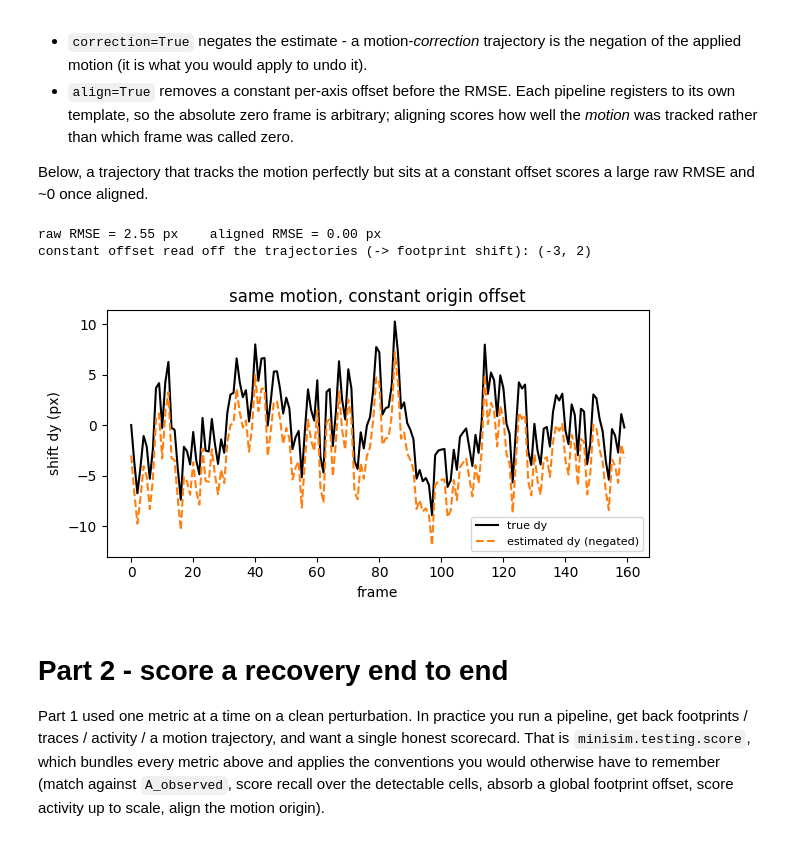
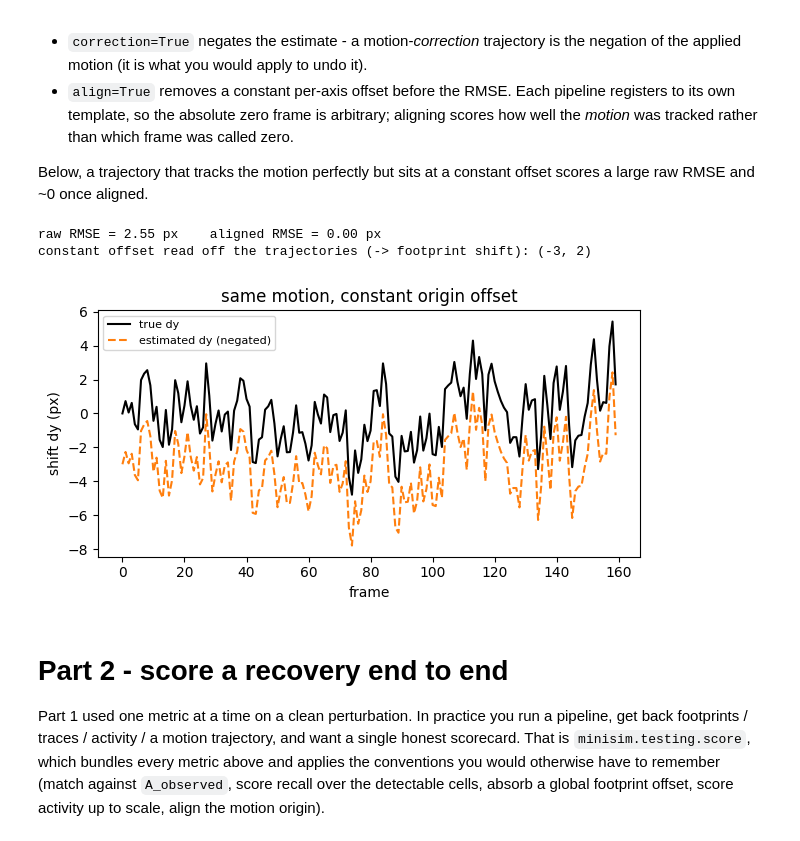
Before and after one commit to miniscope/minisim, a Jupyter notebook: minisim/notebooks/training/03_metrics/03_metrics.ipynb, the cells around one changed output. Drawn from its saved outputs; the diff is of its cells as text; code cells hidden in the pictures.

```diff
--- a/minisim/notebooks/training/03_metrics/03_metrics.ipynb
+++ b/minisim/notebooks/training/03_metrics/03_metrics.ipynb
@@ -645,34 +645,37 @@ scores a large raw RMSE and ~0 once aligned.
 # %%
 def show_motion():
     # try: change the constant template offset, the per-frame tracking noise, or the
     # recording duration (a longer clip = a longer, more interesting trajectory).
     template_offset = (3.0, -2.0)            # constant origin difference (px) vs minisim's frame
     traj_noise_px = 0.0                      # per-frame noise on the estimated trajectory
-    recm = make_recording(n_cells=6, n_px=96, duration_s=8.0, motion=True, seed=1)
+    # A roomy 256 um FOV (2 um/px) so the default brain-motion amplitude is a realistic
+    # few percent of the frame (a 96 um teaching FOV makes the same motion look huge).
+    recm = make_recording(n_cells=6, n_px=128, pixel_size_um=2.0, duration_s=8.0,
+                          motion=True, seed=1)
     true = np.asarray(recm.ground_truth.shifts)
     rng = np.random.default_rng(0)
     correction = -true + np.array(template_offset)   # perfect correction, shifted template
     if traj_noise_px:
         correction = correction + rng.normal(0, traj_noise_px, correction.shape)
     raw = shift_rmse(correction, true, correction=True)
     aligned = shift_rmse(correction, true, correction=True, align=True)
     offset = global_shift_from_trajectories(correction, true)
     print(f"raw RMSE = {raw:.2f} px    aligned RMSE = {aligned:.2f} px")
     print(f"constant offset read off the trajectories (-> footprint shift): {offset}")
     fig, ax = plt.subplots(figsize=(7, 3.2))
     t = np.arange(true.shape[0])
     ax.plot(t, true[:, 0], color="k", label="true dy")
     ax.plot(t, (-correction)[:, 0], color="C1", ls="--", label="estimated dy (negated)")
     ax.set(xlabel="frame", ylabel="shift dy (px)", title="same motion, constant origin offset")
     ax.legend(fontsize=8)
     plt.show()
 
 
 show_motion()
 # %% [output]
 raw RMSE = 2.55 px    aligned RMSE = 0.00 px
 constant offset read off the trajectories (-> footprint shift): (-3, 2)
-[figure, old version]
+[figure, new version]
 # %% [markdown]
 # Part 2 - score a recovery end to end
 
```
Also changed, not shown: parts of 4 cells of this notebook.
